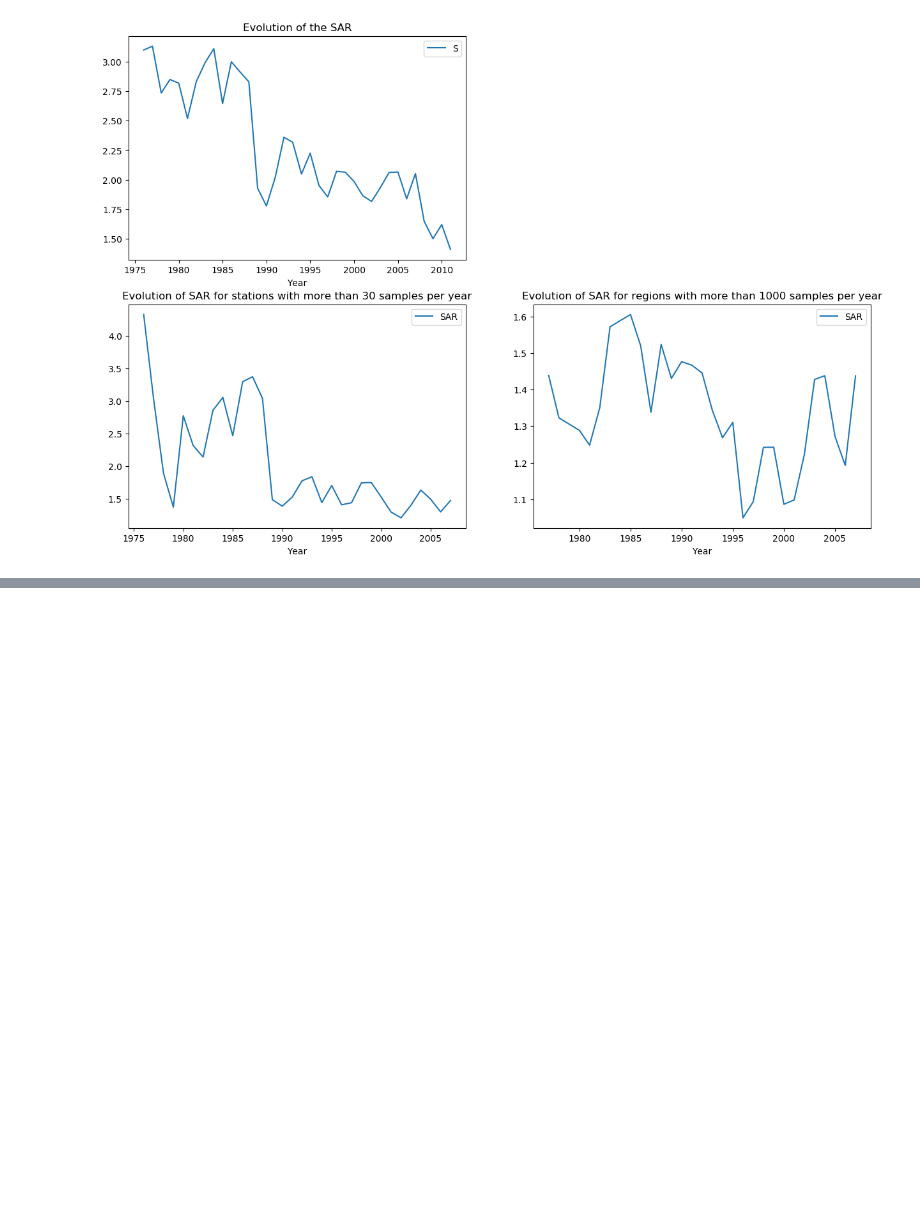
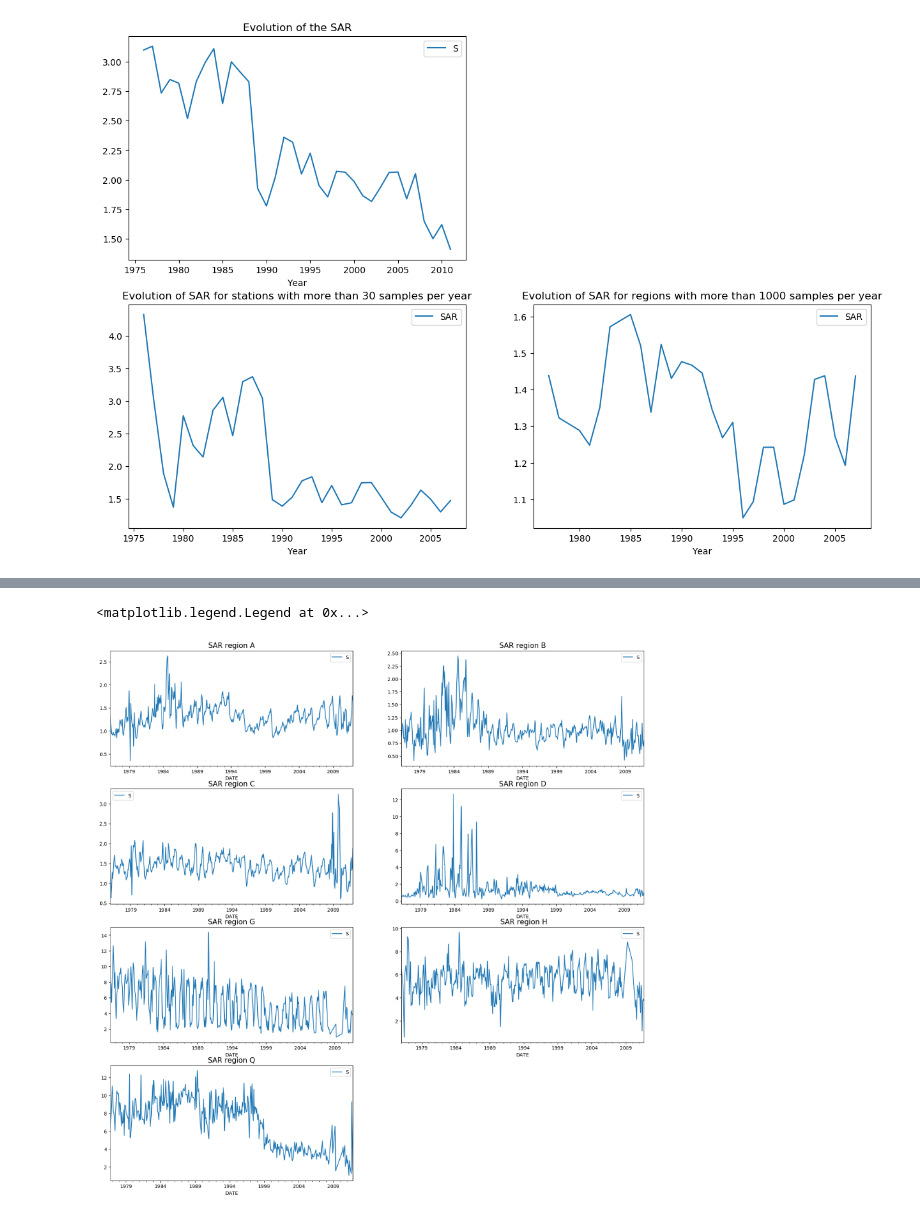
Before and after one commit to elenuskiya/TFM, a Jupyter notebook: Notebooks/01_Part_1_Analysis_and_Characterization_of_surface_waters.ipynb, the cells around one changed output, grey strips where cells are left out. Cells and saved outputs as stored; diff of their text form; code cells hidden in the pictures; blank space fills up the shorter version.

```diff
--- a/Notebooks/01_Part_1_Analysis_and_Characterization_of_surface_waters.ipynb
+++ b/Notebooks/01_Part_1_Analysis_and_Characterization_of_surface_waters.ipynb
@@ -843,0 +1135,41 @@ plt.legend(["SAR"])
+# %%
+plt.figure(figsize=(20,20))
+plt.style.use('default')
+
+plt.subplot2grid((4,2), (0,0))
+sar_A.plot()
+plt.title("SAR region A", size=15)
+plt.legend("SAR")
+
+plt.subplot2grid((4,2), (0,1))
+sar_B.plot()
+plt.title("SAR region B", size=15)
+plt.legend("SAR")
+
+plt.subplot2grid((4,2), (1,0))
+sar_C.plot()
+plt.title("SAR region C", size=15)
+plt.legend("SAR")
+
+plt.subplot2grid((4,2), (1,1))
+sar_D.plot()
+plt.title("SAR region D", size=15)
+plt.legend("SAR")
+
+plt.subplot2grid((4,2), (2,0))
+sar_G.plot()
+plt.title("SAR region G", size=15)
+plt.legend("SAR")
+
+plt.subplot2grid((4,2), (2,1))
+sar_H.plot()
+plt.title(" SAR region H", size=15)
+plt.legend("SAR")
+
+plt.subplot2grid((4,2), (3,0))
+sar_Q.plot()
+plt.title("SAR region Q", size=15)
+plt.legend("SAR")
+# %% [output]
+<matplotlib.legend.Legend at 0x...>
+[figure, added]
```
Also changed, not shown: parts of 29 cells of this notebook.
